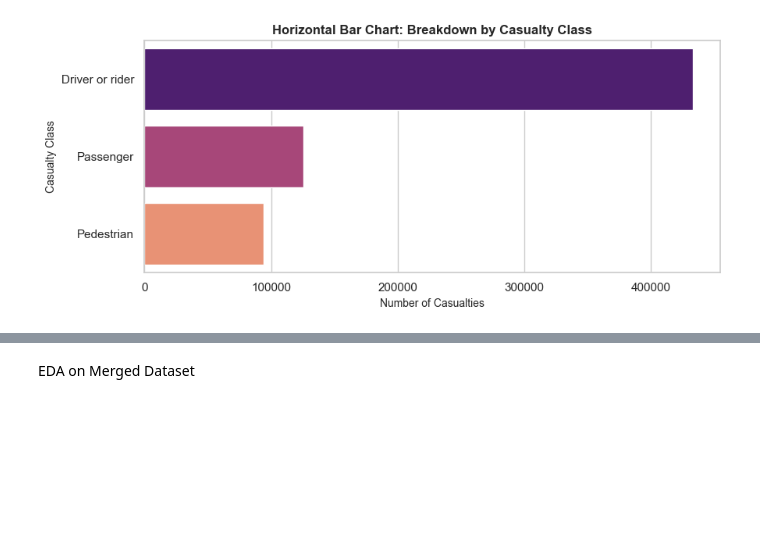
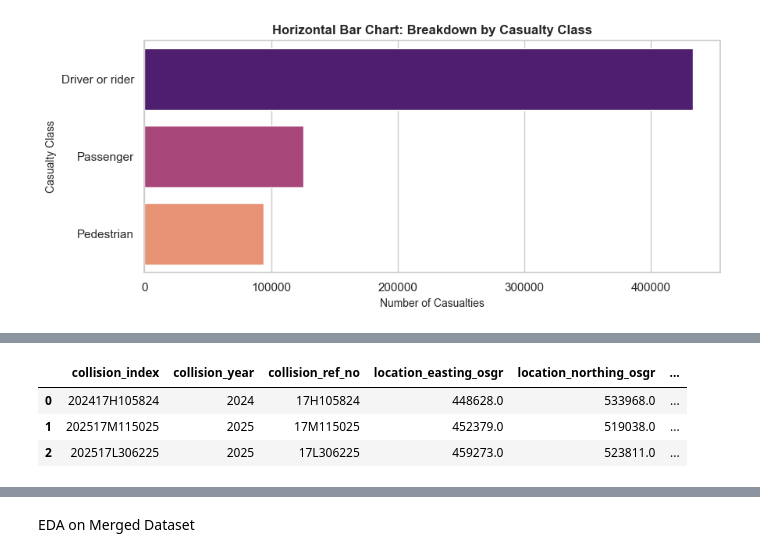
Before and after one commit to ghadiadeepali/Road_Accident_Pattern_Mining_and_Severity-Analysis, a Jupyter notebook: code.ipynb, the cells around one changed output, grey strips where cells are left out. Saved outputs shown, nothing was run; the diff lists cells and outputs as text; code cells hidden in the pictures; blank space fills up the shorter version.

Commit message:
Merged dataset issue resolved

```diff
--- a/code.ipynb
+++ b/code.ipynb
@@ -464,0 +507,90 @@ plt.show()
+# %%
+# ============================================================
+# GOAL: 1 row = 1 collision.
+# Vehicles and casualties have MANY rows per collision, so we first
+# squash each of them to ONE row per collision_index, then attach
+# the squashed tables to the collisions table.
+# ============================================================
+
+# ---- 0. Work on copies (coordinates already cleaned beforehand) ----
+col = collisions_df.copy()
+veh = vehicles_df.copy()
+cas = casualties_df.copy()
+
+# ---- 1. Make the join key identical in all three tables ----
+for d in (col, veh, cas):
+    d["collision_index"] = d["collision_index"].astype("string").str.strip()
+
+assert col["collision_index"].is_unique, "Collision IDs are not unique!"
+
+# ---- 2. VEHICLES -> one row per collision ----
+# 'Unknown' (text) becomes NaN here, so it can never break a comparison
+veh["driver_age"] = pd.to_numeric(veh["age_of_driver"], errors="coerce").where(lambda s: s.between(16, 100))
+
+MOTORCYCLE = {2, 3, 4, 5, 23, 97, 103, 104, 105, 106}
+HGV = {20, 21, 98, 113}
+BUS = {11}          # 108 / 109 are old taxi / car codes, not buses
+
+veh["is_motorcycle"] = veh["vehicle_type"].isin(MOTORCYCLE)
+veh["is_hgv"] = veh["vehicle_type"].isin(HGV)
+veh["is_bus"] = veh["vehicle_type"].isin(BUS)
+veh["is_cycle"] = veh["vehicle_type"].eq(1)
+veh["is_van"] = veh["vehicle_type"].eq(19)
+
+vehicle_summary = veh.groupby("collision_index").agg(
+    vehicle_records=("vehicle_reference", "count"),
+    distinct_vehicle_types=("vehicle_type", "nunique"),
+    mean_driver_age=("driver_age", "mean"),
+    motorcycle_involved=("is_motorcycle", "any"),
+    hgv_involved=("is_hgv", "any"),
+    bus_involved=("is_bus", "any"),
+    cycle_involved=("is_cycle", "any"),
+    van_involved=("is_van", "any"),
+)
+
+# ---- 3. CASUALTIES -> one row per collision ----
+cas["casualty_age"] = pd.to_numeric(cas["age_of_casualty"], errors="coerce").where(lambda s: s.between(0, 110))
+
+cas["is_pedestrian"] = cas["casualty_class"].eq(3)
+cas["is_child"] = cas["age_band_of_casualty"].isin([1, 2, 3])      # 0-15
+cas["is_elderly"] = cas["age_band_of_casualty"].isin([10, 11])     # 66+
+
+casualty_summary = cas.groupby("collision_index").agg(
+    casualty_records=("casualty_reference", "count"),
+    mean_casualty_age=("casualty_age", "mean"),
+    youngest_casualty_age=("casualty_age", "min"),
+    pedestrian_casualty=("is_pedestrian", "any"),
+    child_casualty=("is_child", "any"),
+    elderly_casualty=("is_elderly", "any"),
+)
+
+# how many casualties of each severity (1=Fatal, 2=Serious, 3=Slight) per collision
+sev_counts = pd.crosstab(cas["collision_index"], cas["casualty_severity"])
+sev_counts.columns = [f"casualties_severity_code_{int(c)}" for c in sev_counts.columns]
+casualty_summary = casualty_summary.join(sev_counts, how="left")
+
+# ---- 4. MERGE: collisions + vehicle_summary + casualty_summary ----
+rows_before = len(col)
+
+df_merged = (
+    col
+    .merge(vehicle_summary, left_on="collision_index", right_index=True,
+            how="left", validate="one_to_one")
+    .merge(casualty_summary, left_on="collision_index", right_index=True,
+            how="left", validate="one_to_one")
+)
+
+# ---- 5. SANITY CHECKS ----
+print("Rows before merge:", rows_before)
+print("Rows after merge :", len(df_merged))            # must be identical
+print("Unique collisions:", df_merged["collision_index"].nunique())
+print("Collisions with no vehicle rows  :", df_merged["vehicle_records"].isna().sum())
+print("Collisions with no casualty rows :", df_merged["casualty_records"].isna().sum())
+print("number_of_vehicles != vehicle_records   :",
+      (df_merged["number_of_vehicles"] != df_merged["vehicle_records"]).sum())
+print("number_of_casualties != casualty_records:",
+      (df_merged["number_of_casualties"] != df_merged["casualty_records"]).sum())
+print("Shape:", df_merged.shape)
+
+display(df_merged.head(3))
+# %% [output]
@@ -464,0 +605,4 @@ plt.show()
+|  | collision_index | collision_year | collision_ref_no | location_easting_osgr | location_northing_osgr | ... |
+| 0 | 202417H105824 | 2024 | 17H105824 | 448628.0 | 533968.0 | ... |
+| 1 | 202517M115025 | 2025 | 17M115025 | 452379.0 | 519038.0 | ... |
+| 2 | 202517L306225 | 2025 | 17L306225 | 459273.0 | 523811.0 | ... |
```
Also changed, not shown: parts of 15 cells of this notebook.
